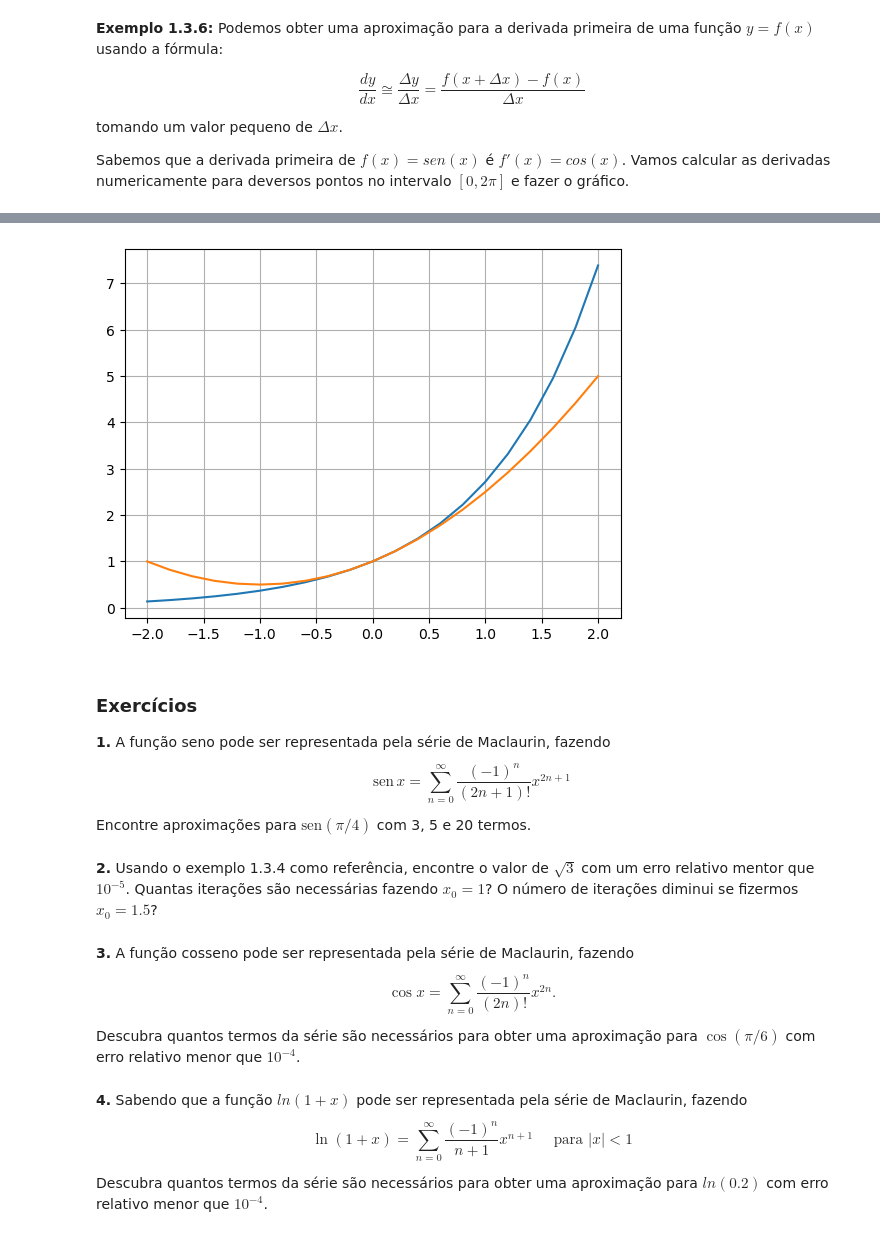
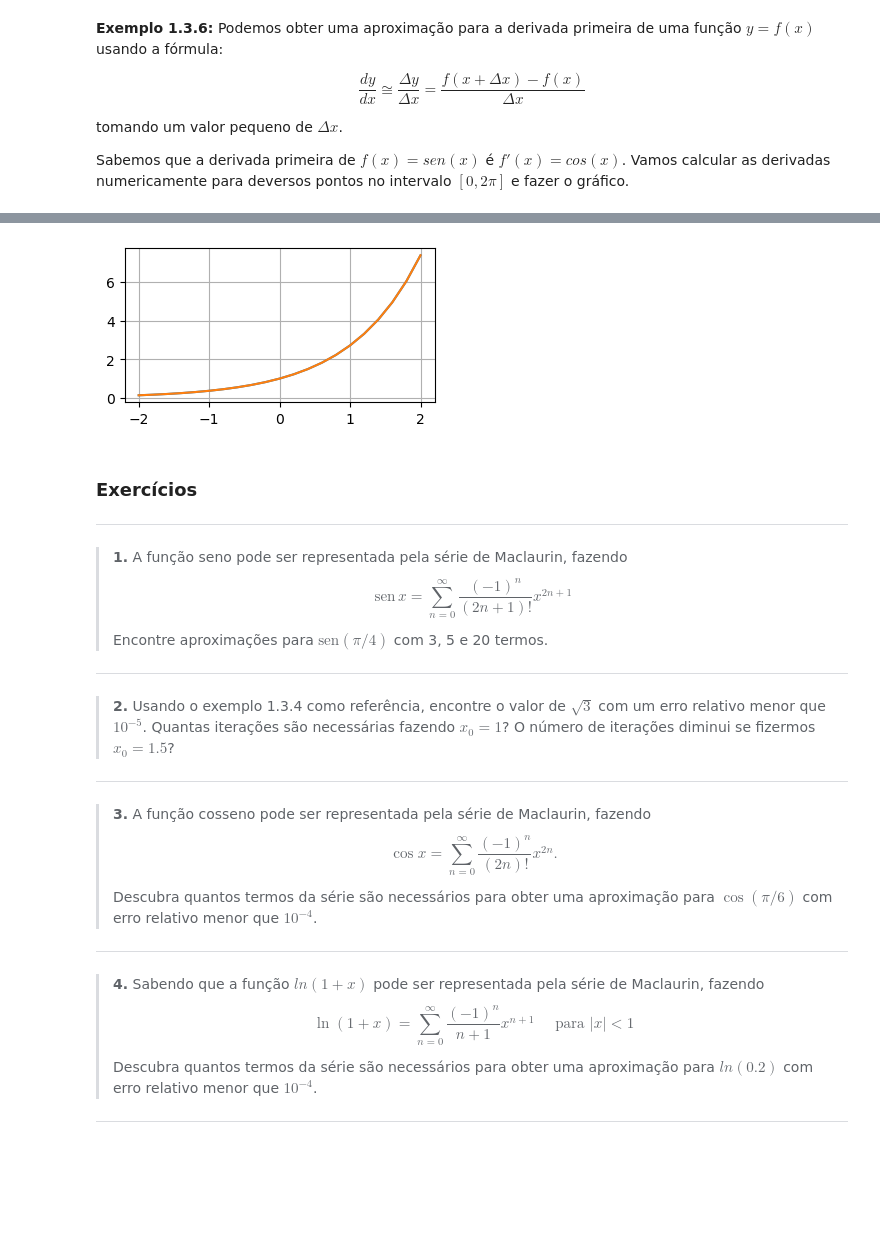
Before and after one commit to tiagoburiol/metodos_numericos_em_python, a Jupyter notebook: docs/_sources/1_INTRODUCAO_ERROS/1.3_erros_nas_aproximacoes_numericas.ipynb, the cells around one changed output, grey strips where cells are left out. Cells and saved outputs as stored; diff of their text form; code cells hidden in the pictures; blank space fills up the shorter version.

```diff
--- a/docs/_sources/1_INTRODUCAO_ERROS/1.3_erros_nas_aproximacoes_numericas.ipynb
+++ b/docs/_sources/1_INTRODUCAO_ERROS/1.3_erros_nas_aproximacoes_numericas.ipynb
@@ -205,6 +205,7 @@ Sabemos que a derivada primeira de $f(x)=sen(x)$ é $f'(x)=cos(x)$. Vamos calcul
 # %%
 import numpy as np
 import matplotlib.pyplot as plt
+plt.rcParams['figure.figsize'] = [4,2]
 # %%
 xi = np.linspace(0, 2*np.pi, 21)
 h=(xi[-1]-xi[0])/(len(xi)-1)
@@ -245,7 +246,7 @@ Y = []
 #x=1.0
 for x in X:
     valor = 1.0
-    for i in range(1,3,1):
+    for i in range(1,11,1):
         fat = math.factorial(2*i)
         valor = valor + (x**(2*i)*(-1)**i)/fat
         #fat = math.factorial(2*i+1)
@@ -269,50 +270,60 @@ plt.show()
 # %%
 #e^x
 
 X = np.linspace(-2., 2., 21)
 #print(X)
 
 Y = []
 #x=1.0
 for x in X:
     valor = 1.0
     fat_i = 1.0
-    for i in range(1,3,1):
+    for i in range(1,11,1):
         fat_i = fat_i * i
         valor = valor + (x**i)/fat_i
         #print (x, valor)
     Y.append(valor)
 
 
 
 plt.plot(X, np.exp(X), X, Y)
 plt.grid()
 plt.show()
 # %% [output]
-[figure, old version]
+[figure, new version]
 # %% [markdown]
 ### Exercícios
 
-**1.** A função seno pode ser representada pela série de Maclaurin, fazendo
-$$
-\text{sen} \, x=\sum_{n=0}^{\infty} \frac{(-1)^n}{(2 n+1)!} x^{2 n+1}
-$$
+---
 
-Encontre aproximações para $\text{sen}(\pi/4)$ com 3, 5 e 20 termos.
+> **1.** A função seno pode ser representada pela série de Maclaurin, fazendo
+> $$
+> \text{sen} \, x=\sum_{n=0}^{\infty} \frac{(-1)^n}{(2 n+1)!} x^{2 n+1}
+> $$
+>
+> Encontre aproximações para $\text{sen}(\pi/4)$ com 3, 5 e 20 termos.
+
+---
 # %% [markdown]
-**2.** Usando o exemplo 1.3.4 como referência, encontre o valor de $\sqrt{3}$ com um erro relativo mentor que $10^{-5}$. Quantas iterações são necessárias fazendo $x_0=1$? O número de iterações diminui se fizermos $x_0=1.5$?
+> **2.** Usando o exemplo 1.3.4 como referência, encontre o valor de $\sqrt{3}$ com um erro relativo menor que $10^{-5}$. Quantas iterações são necessárias fazendo $x_0=1$? O número de iterações diminui se fizermos $x_0=1.5$?
+
+---
 # %% [markdown]
-**3.** A função cosseno pode ser representada pela série de Maclaurin, fazendo
-$$
-\cos x=\sum_{n=0}^{\infty} \frac{(-1)^n}{(2 n)!} x^{2 n}.
-$$
+> **3.** A função cosseno pode ser representada pela série de Maclaurin, fazendo
+> $$
+> \cos x=\sum_{n=0}^{\infty} \frac{(-1)^n}{(2 n)!} x^{2 n}.
+> $$
+>
+> Descubra quantos termos da série são necessários para obter uma aproximação para $\cos(\pi/6)$ com erro relativo menor que $10^{-4}$.
 
-Descubra quantos termos da série são necessários para obter uma aproximação para $\cos(\pi/6)$ com erro relativo menor que $10^{-4}$.
+---
 # %% [markdown]
-**4.** Sabendo que a função $ln(1+x)$ pode ser representada pela série de Maclaurin, fazendo
-$$
-\ln (1+x)=\sum_{n=0}^{\infty} \frac{(-1)^n}{n+1} x^{n+1} \quad \text { para }|x|<1
-$$
+> **4.** Sabendo que a função $ln(1+x)$ pode ser representada pela série de Maclaurin, fazendo
+> $$
+> \ln (1+x)=\sum_{n=0}^{\infty} \frac{(-1)^n}{n+1} x^{n+1} \quad \text { para }|x|<1
+> $$
+>
+> Descubra quantos termos da série são necessários para obter uma aproximação para $ln(0.2)$ com erro relativo menor que $10^{-4}$.
 
-Descubra quantos termos da série são necessários para obter uma aproximação para $ln(0.2)$ com erro relativo menor que $10^{-4}$.
+---
 # %% [markdown]
```
Also changed, not shown: parts of 5 cells of this notebook, 56 other files.
